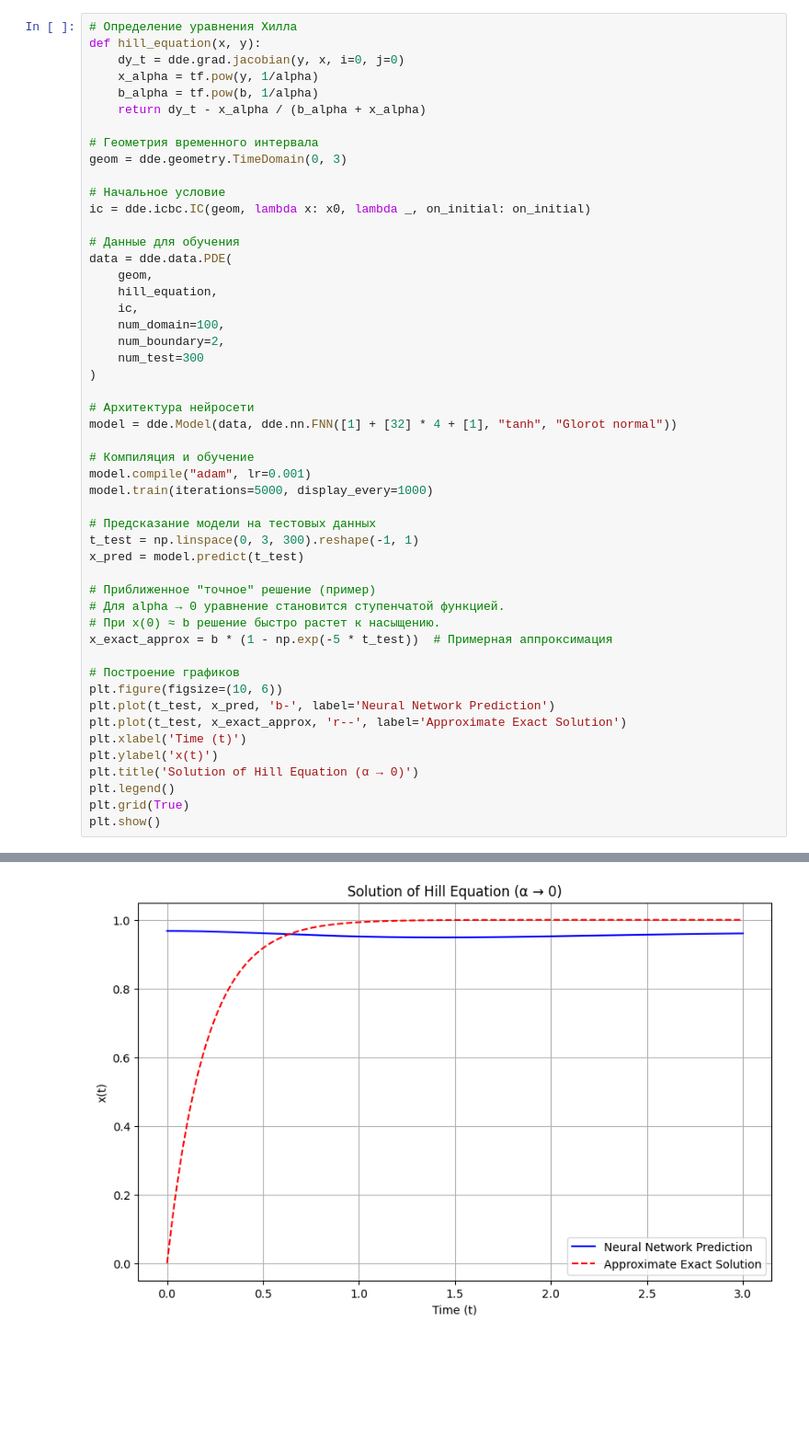
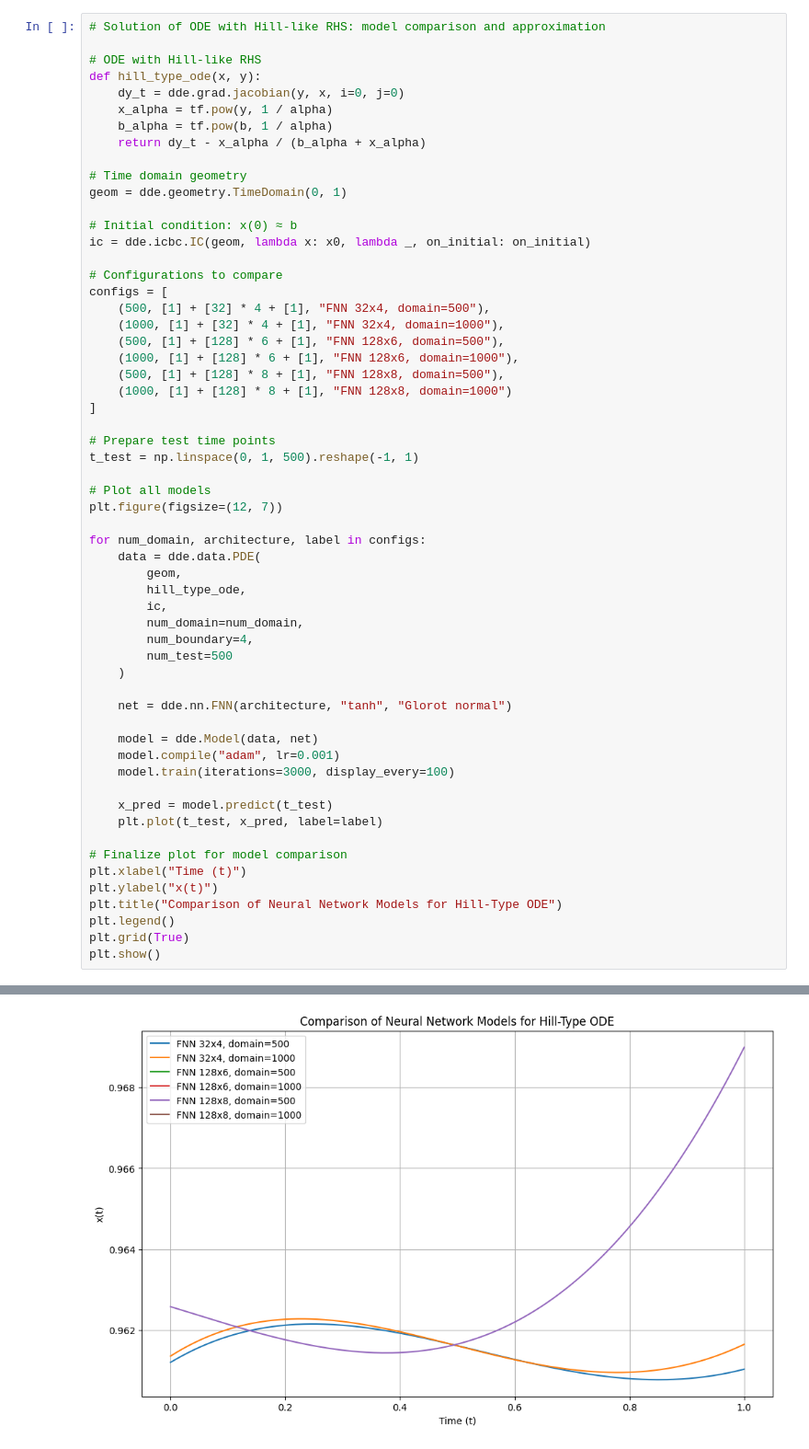
Before and after one commit to componavt/differential_equations, a Jupyter notebook: src/hill_equation/deepxde.ipynb, the cells around one changed output, grey strips where cells are left out. Shown at 92% size. Drawn from its saved outputs; the diff is of its cells as text; blank space fills up the shorter version.

Commit message:
+ more calc and figures

```diff
--- a/src/hill_equation/deepxde.ipynb
+++ b/src/hill_equation/deepxde.ipynb
@@ -24,52 +27,60 @@ import numpy as np
 import tensorflow as tf
 import matplotlib.pyplot as plt
 # %%
-# Определение уравнения Хилла
-def hill_equation(x, y):
+# Solution of ODE with Hill-like RHS: model comparison and approximation
+
+# ODE with Hill-like RHS
+def hill_type_ode(x, y):
     dy_t = dde.grad.jacobian(y, x, i=0, j=0)
-    x_alpha = tf.pow(y, 1/alpha)
-    b_alpha = tf.pow(b, 1/alpha)
+    x_alpha = tf.pow(y, 1 / alpha)
+    b_alpha = tf.pow(b, 1 / alpha)
     return dy_t - x_alpha / (b_alpha + x_alpha)
 
-# Геометрия временного интервала
-geom = dde.geometry.TimeDomain(0, 3)
+# Time domain geometry
+geom = dde.geometry.TimeDomain(0, 1)
 
-# Начальное условие
+# Initial condition: x(0) ≈ b
 ic = dde.icbc.IC(geom, lambda x: x0, lambda _, on_initial: on_initial)
 
-# Данные для обучения
-data = dde.data.PDE(
-    geom,
-    hill_equation,
-    ic,
-    num_domain=100,
-    num_boundary=2,
-    num_test=300
-)
+# Configurations to compare
+configs = [
+    (500, [1] + [32] * 4 + [1], "FNN 32x4, domain=500"),
+    (1000, [1] + [32] * 4 + [1], "FNN 32x4, domain=1000"),
+    (500, [1] + [128] * 6 + [1], "FNN 128x6, domain=500"),
+    (1000, [1] + [128] * 6 + [1], "FNN 128x6, domain=1000"),
+    (500, [1] + [128] * 8 + [1], "FNN 128x8, domain=500"),
+    (1000, [1] + [128] * 8 + [1], "FNN 128x8, domain=1000")
+]
 
-# Архитектура нейросети
-model = dde.Model(data, dde.nn.FNN([1] + [32] * 4 + [1], "tanh", "Glorot normal"))
+# Prepare test time points
+t_test = np.linspace(0, 1, 500).reshape(-1, 1)
 
-# Компиляция и обучение
-model.compile("adam", lr=0.001)
-model.train(iterations=5000, display_every=1000)
+# Plot all models
+plt.figure(figsize=(12, 7))
 
-# Предсказание модели на тестовых данных
-t_test = np.linspace(0, 3, 300).reshape(-1, 1)
-x_pred = model.predict(t_test)
+for num_domain, architecture, label in configs:
+    data = dde.data.PDE(
+        geom,
+        hill_type_ode,
+        ic,
+        num_domain=num_domain,
+        num_boundary=4,
+        num_test=500
+    )
 
-# Приближенное "точное" решение (пример)
-# Для alpha → 0 уравнение становится ступенчатой функцией.
-# При x(0) ≈ b решение быстро растет к насыщению.
-x_exact_approx = b * (1 - np.exp(-5 * t_test))  # Примерная аппроксимация
+    net = dde.nn.FNN(architecture, "tanh", "Glorot normal")
 
-# Построение графиков
-plt.figure(figsize=(10, 6))
-plt.plot(t_test, x_pred, 'b-', label='Neural Network Prediction')
-plt.plot(t_test, x_exact_approx, 'r--', label='Approximate Exact Solution')
-plt.xlabel('Time (t)')
-plt.ylabel('x(t)')
-plt.title('Solution of Hill Equation (α → 0)')
+    model = dde.Model(data, net)
+    model.compile("adam", lr=0.001)
+    model.train(iterations=3000, display_every=100)
+
+    x_pred = model.predict(t_test)
+    plt.plot(t_test, x_pred, label=label)
+
+# Finalize plot for model comparison
+plt.xlabel("Time (t)")
+plt.ylabel("x(t)")
+plt.title("Comparison of Neural Network Models for Hill-Type ODE")
 plt.legend()
 plt.grid(True)
 plt.show()
@@ -94 +105 @@ Step      Train loss              Test loss               Test metric
-[figure, old version]
+[figure, new version]
```
Also changed, not shown: parts of 6 cells of this notebook.
